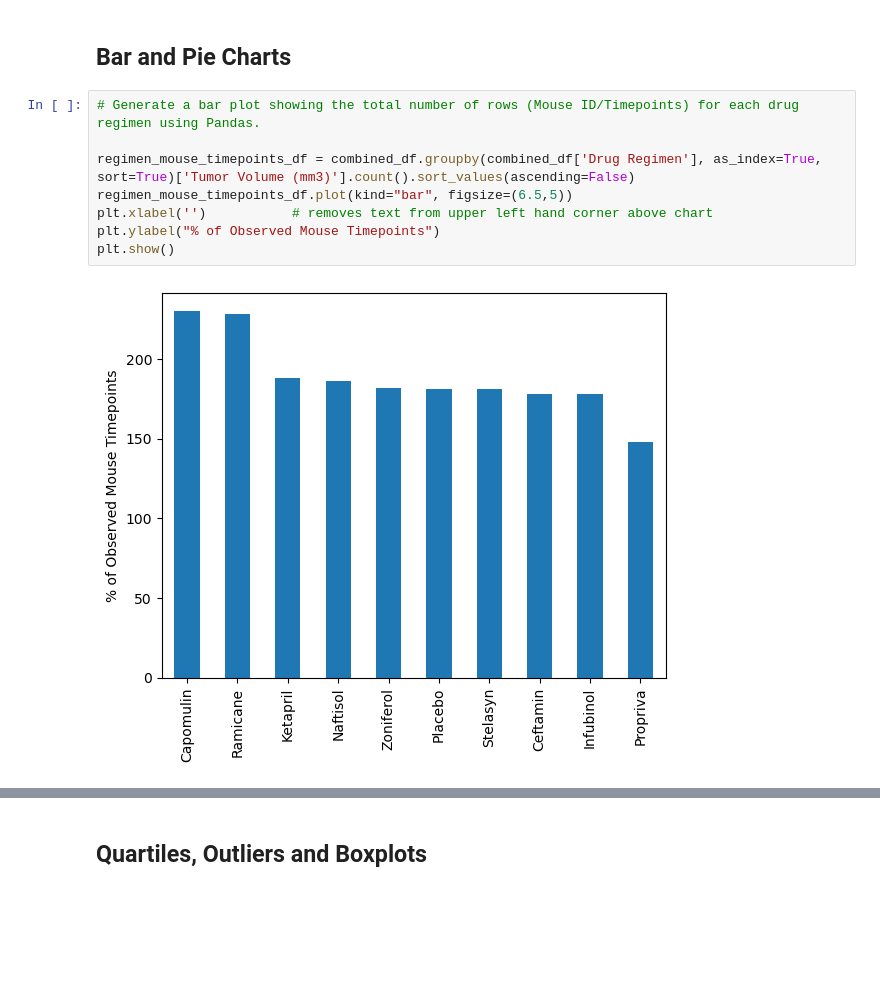
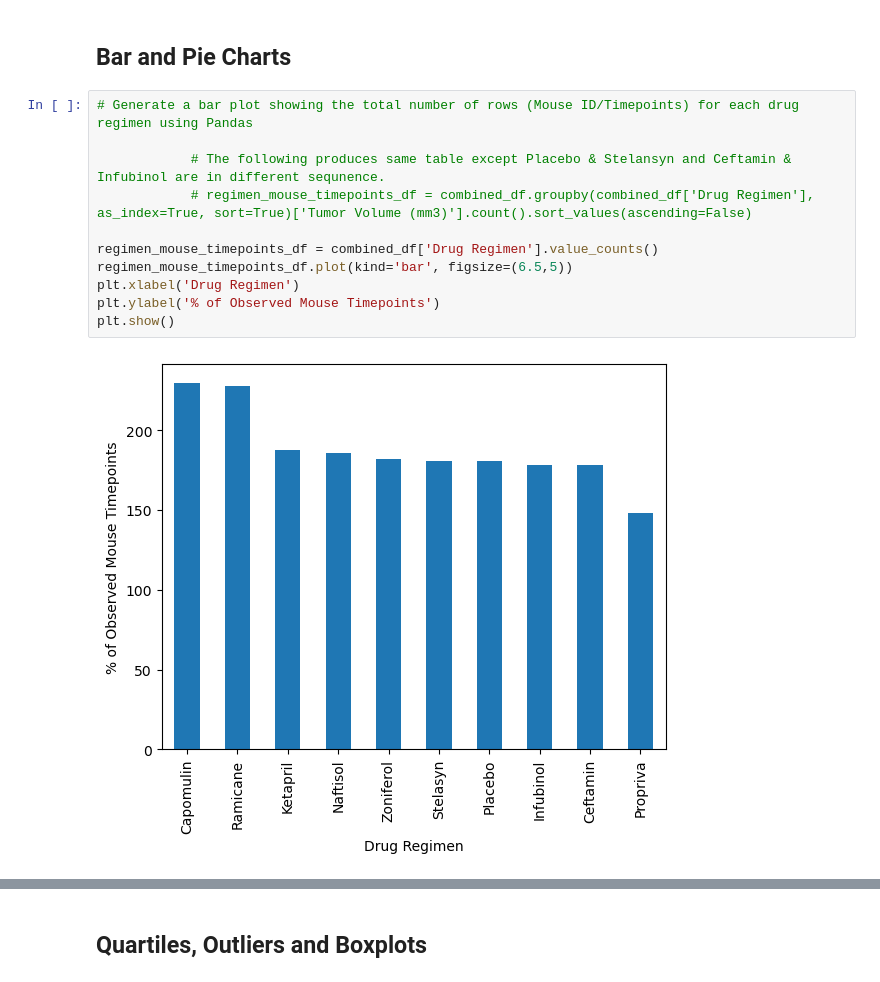
Before and after one commit to jimlhaugen/data-visualization-challenge, a Jupyter notebook: Pymaceuticals/pymaceuticals_starter.ipynb, the cells around one changed output, grey strips where cells are left out. Cells and saved outputs as stored; diff of their text form; blank space fills up the shorter version.

```diff
--- a/Pymaceuticals/pymaceuticals_starter.ipynb
+++ b/Pymaceuticals/pymaceuticals_starter.ipynb
@@ -223,14 +219,17 @@ Tumor Volume (mm3)
 # %% [markdown]
 ## Bar and Pie Charts
 # %%
-# Generate a bar plot showing the total number of rows (Mouse ID/Timepoints) for each drug regimen using Pandas.
+# Generate a bar plot showing the total number of rows (Mouse ID/Timepoints) for each drug regimen using Pandas
 
-regimen_mouse_timepoints_df = combined_df.groupby(combined_df['Drug Regimen'], as_index=True, sort=True)['Tumor Volume (mm3)'].count().sort_values(ascending=False)
-regimen_mouse_timepoints_df.plot(kind="bar", figsize=(6.5,5))
-plt.xlabel('')           # removes text from upper left hand corner above chart
-plt.ylabel("% of Observed Mouse Timepoints")
+            # The following produces same table except Placebo & Stelansyn and Ceftamin & Infubinol are in different sequnence.
+            # regimen_mouse_timepoints_df = combined_df.groupby(combined_df['Drug Regimen'], as_index=True, sort=True)['Tumor Volume (mm3)'].count().sort_values(ascending=False)
+
+regimen_mouse_timepoints_df = combined_df['Drug Regimen'].value_counts()
+regimen_mouse_timepoints_df.plot(kind='bar', figsize=(6.5,5))
+plt.xlabel('Drug Regimen')
+plt.ylabel('% of Observed Mouse Timepoints')
 plt.show()
 # %% [output]
-[figure, old version]
+[figure, new version]
 # %%
 # Generate a bar plot showing the total number of rows (Mouse ID/Timepoints) for each drug regimen using pyplot.
```
Also changed, not shown: parts of 12 cells of this notebook.
